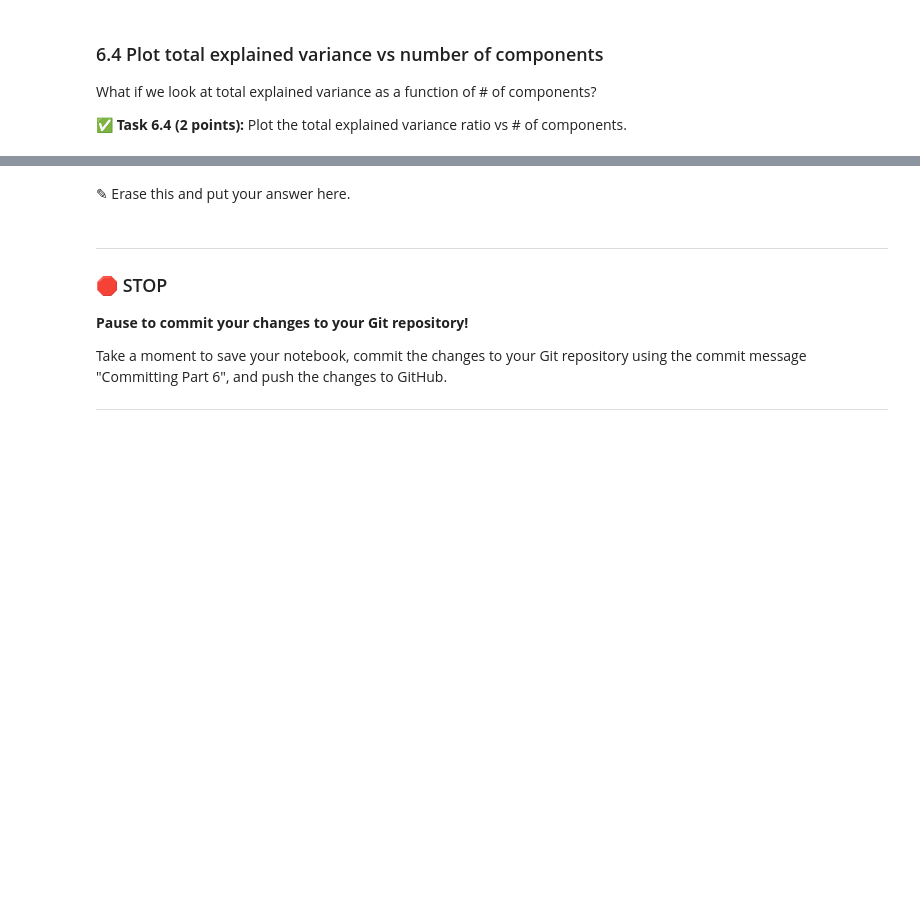
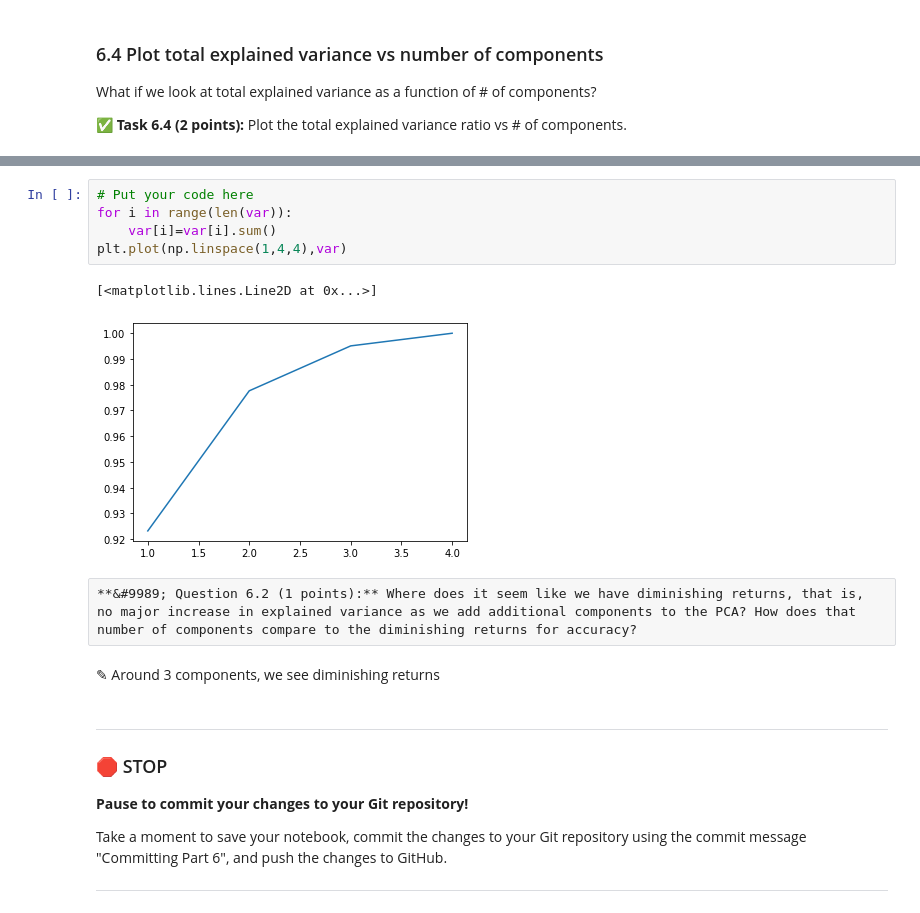
Before and after one commit to cedric-emmanuel/cmse202-s21-turnin, a Jupyter notebook: hw05/HW-05_SVMandPCA-STUDENT.ipynb, the cells around one changed output, grey strips where cells are left out. Saved outputs shown, nothing was run; the diff lists cells and outputs as text; blank space fills up the shorter version.

```diff
--- a/hw05/HW-05_SVMandPCA-STUDENT.ipynb
+++ b/hw05/HW-05_SVMandPCA-STUDENT.ipynb
@@ -405,5 +548,15 @@ What if we look at total explained variance as a function of # of components?
+# %%
+# Put your code here
+for i in range(len(var)):
+    var[i]=var[i].sum()
+plt.plot(np.linspace(1,4,4),var)
+# %% [output]
+[<matplotlib.lines.Line2D at 0x...>]
+[figure, added]
+# %% [raw]
+**&#9989; Question 6.2 (1 points):** Where does it seem like we have diminishing returns, that is, no major increase in explained variance as we add additional components to the PCA? How does that number of components compare to the diminishing returns for accuracy?
 # %% [markdown]
-<font size=+3>&#9998;</font> Erase this and put your answer here.
+<font size=+3>&#9998;</font> Around 3 components, we see diminishing returns
 # %% [markdown]
 ---
 ### &#128721; STOP
```
Also changed, not shown: parts of 25 cells of this notebook.
